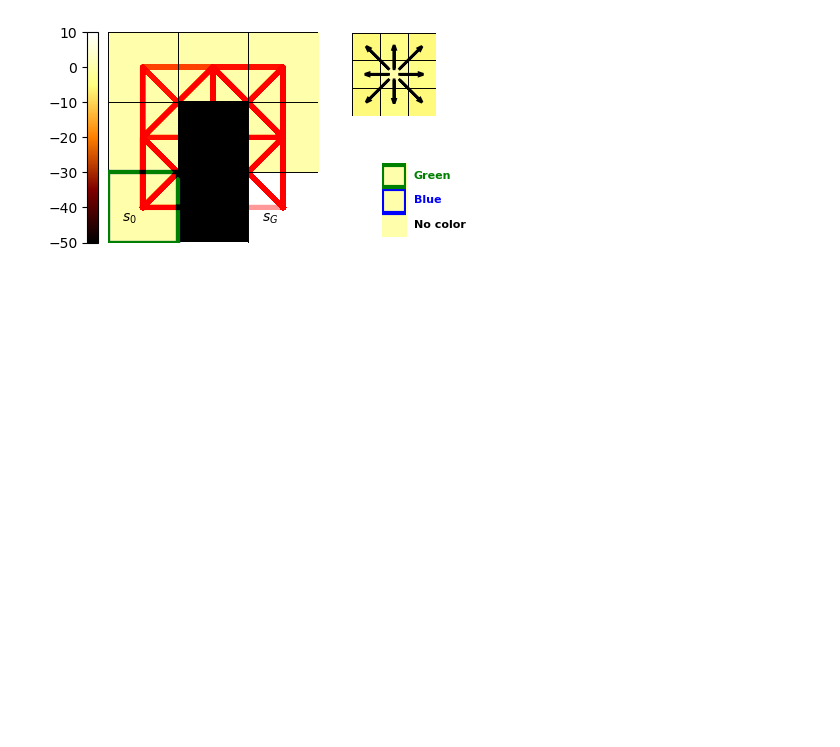
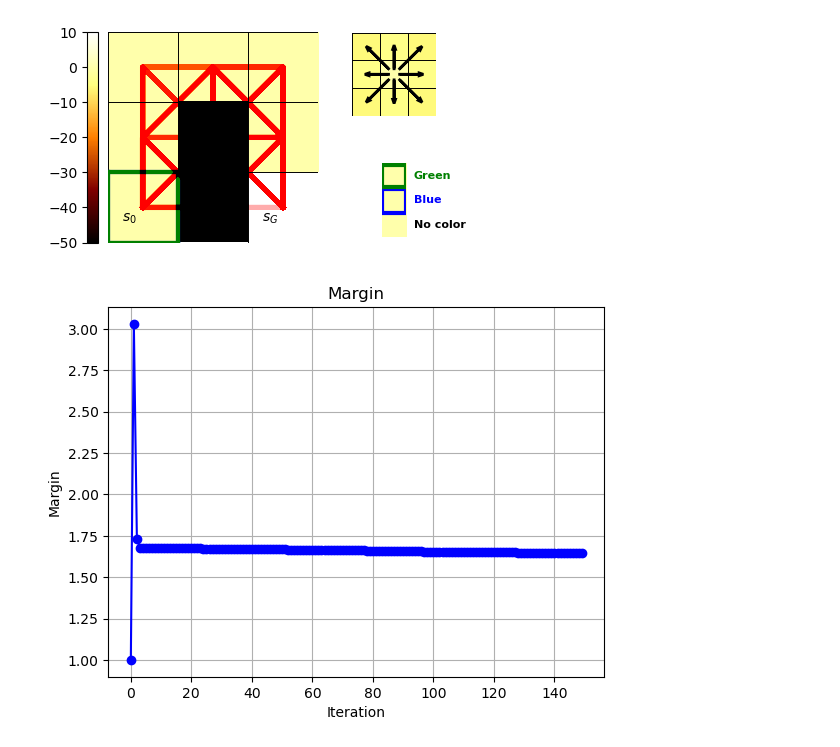
Before and after one commit to jwagner31/soft_constraint_irl, a Jupyter notebook: notebooks/MMP copy.ipynb, the cells around one changed output. Saved outputs shown, nothing was run; the diff lists cells and outputs as text; code cells hidden in the pictures; blank space fills up the shorter version.

```diff
--- a/notebooks/MMP copy.ipynb
+++ b/notebooks/MMP copy.ipynb
@@ -363,3 +344,13 @@ G.plot_world('test', c, c_cfg.state_penalties,
 # %% [output]
 {'vmin': -50, 'vmax': 10, 'cmap': <matplotlib.colors.LinearSegmentedColormap object at 0x...>}
 [figure]
+# %%
+# Plot margin vs index
+plt.plot(margin, marker='o', linestyle='-', color='b')
+plt.title('Margin')
+plt.xlabel('Iteration')
+plt.ylabel('Margin')
+plt.grid(True)
+plt.show()
+# %% [output]
+[figure, added]
```
Also changed, not shown: parts of 18 cells of this notebook, 2 other files.
